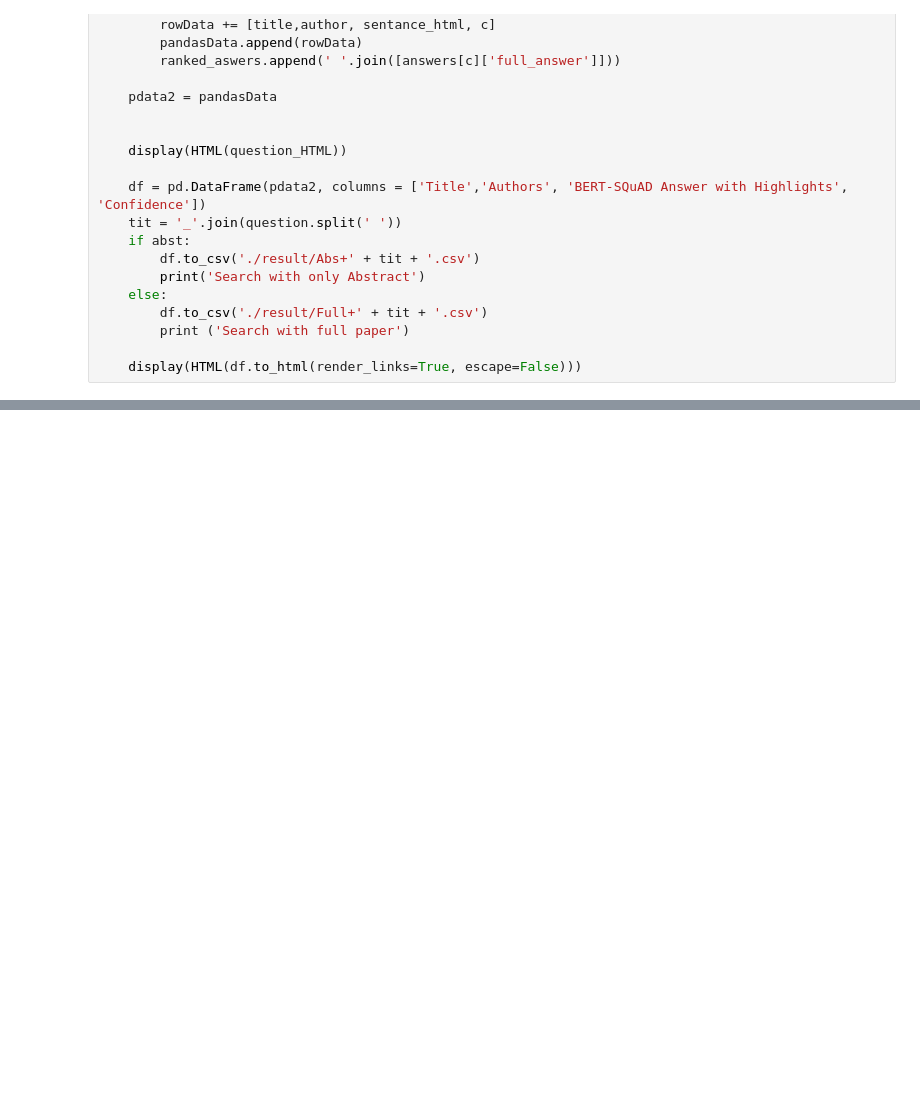
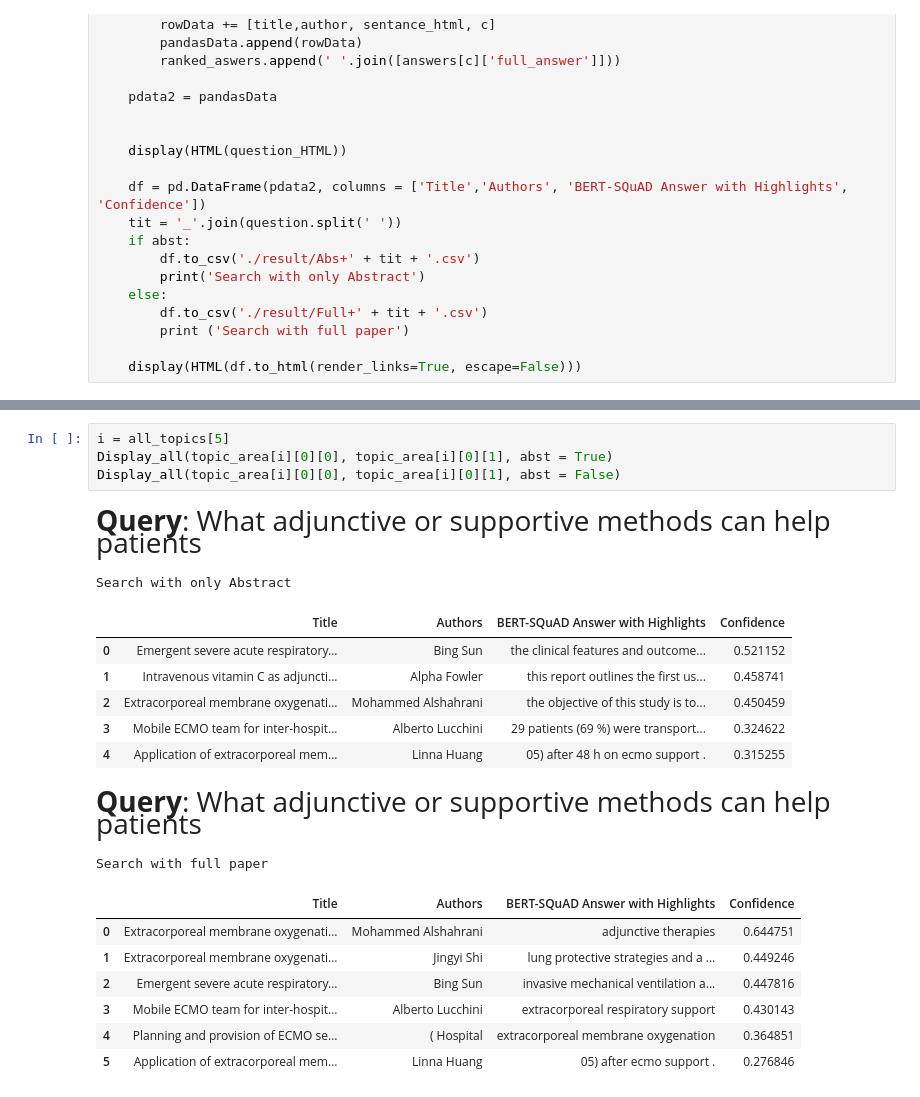
Before and after one commit to Theling/CORD_QA_Search, a Jupyter notebook: BERT_Verion_1.ipynb, the cells around one changed output, grey strips where cells are left out. Cells and saved outputs as stored; diff of their text form; blank space fills up the shorter version.

Commit message:
version of first

```diff
--- a/BERT_Verion_1.ipynb
+++ b/BERT_Verion_1.ipynb
@@ -368,0 +437,22 @@ topic_area[][0][1]
+# %%
+i = all_topics[5]
+Display_all(topic_area[i][0][0], topic_area[i][0][1], abst = True)
+Display_all(topic_area[i][0][0], topic_area[i][0][1], abst = False)
+# %% [output]
+Query: What adjunctive or supportive methods can help patients
+Search with only Abstract
+|  | Title | Authors | BERT-SQuAD Answer with Highlights | Confidence |
+| 0 | Emergent severe acute respiratory... | Bing Sun | the clinical features and outcome... | 0.521152 |
+| 1 | Intravenous vitamin C as adjuncti... | Alpha Fowler | this report outlines the first us... | 0.458741 |
+| 2 | Extracorporeal membrane oxygenati... | Mohammed Alshahrani | the objective of this study is to... | 0.450459 |
+| 3 | Mobile ECMO team for inter-hospit... | Alberto Lucchini | 29 patients (69 %) were transport... | 0.324622 |
+| 4 | Application of extracorporeal mem... | Linna Huang | 05) after 48 h on ecmo support . | 0.315255 |
+Query: What adjunctive or supportive methods can help patients
+Search with full paper
+|  | Title | Authors | BERT-SQuAD Answer with Highlights | Confidence |
+| 0 | Extracorporeal membrane oxygenati... | Mohammed Alshahrani | adjunctive therapies | 0.644751 |
+| 1 | Extracorporeal membrane oxygenati... | Jingyi Shi | lung protective strategies and a ... | 0.449246 |
+| 2 | Emergent severe acute respiratory... | Bing Sun | invasive mechanical ventilation a... | 0.447816 |
+| 3 | Mobile ECMO team for inter-hospit... | Alberto Lucchini | extracorporeal respiratory support | 0.430143 |
+| 4 | Planning and provision of ECMO se... | ( Hospital | extracorporeal membrane oxygenation | 0.364851 |
+| 5 | Application of extracorporeal mem... | Linna Huang | 05) after ecmo support . | 0.276846 |
```
Also changed, not shown: parts of 14 cells of this notebook.
